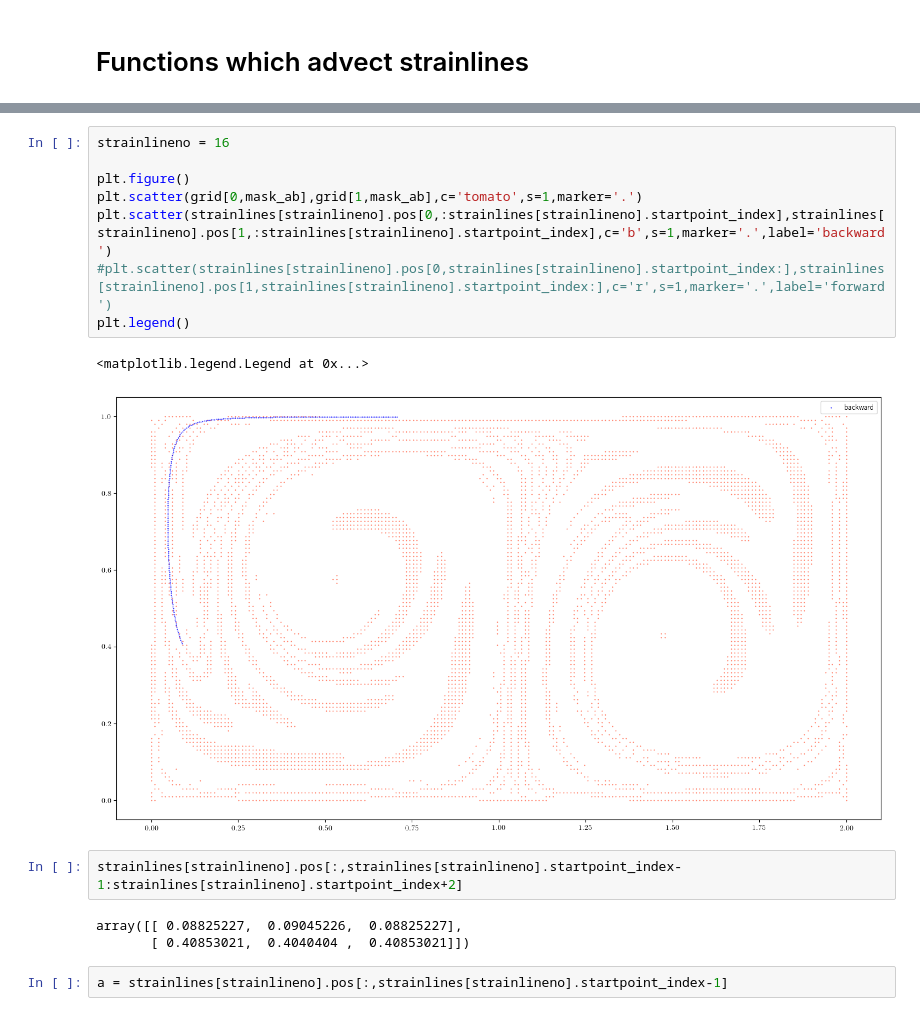
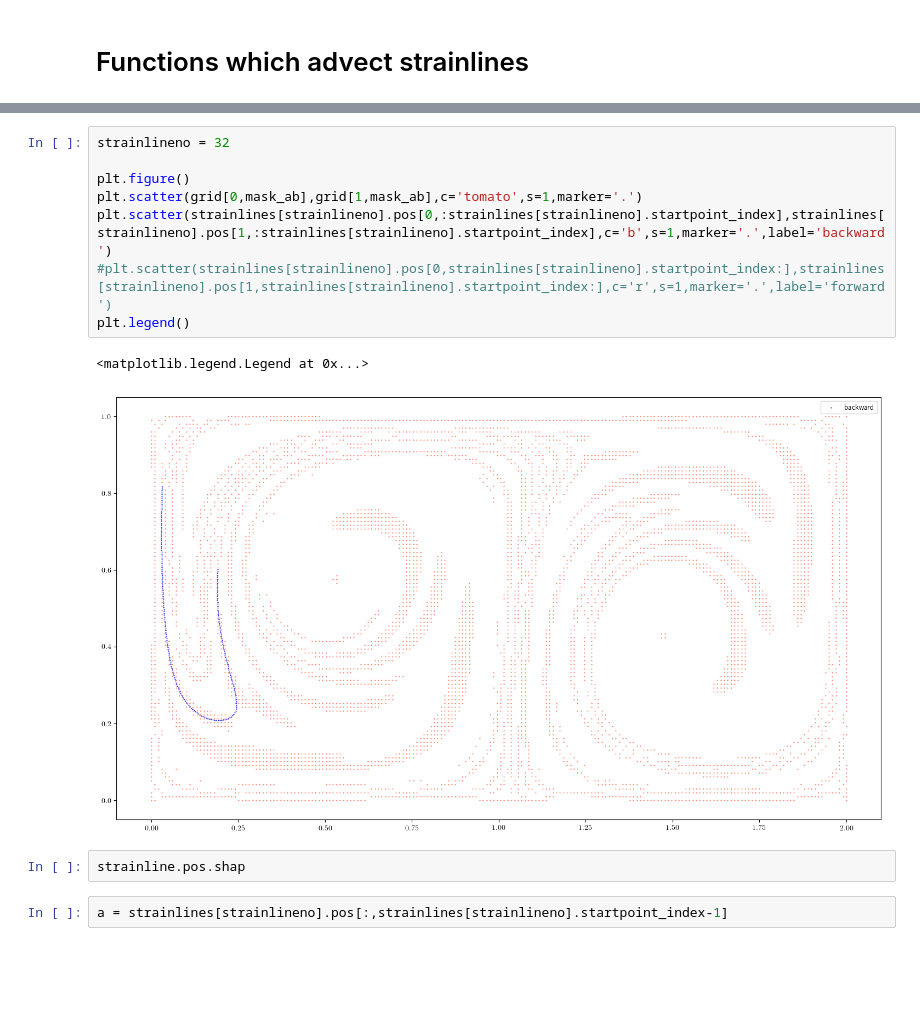
Before and after one commit to arnemagnus/physics_project, a Jupyter notebook: notebooks/doublegyre/linear_special_variational_lcs.ipynb, the cells around one changed output, grey strips where cells are left out. Drawn from its saved outputs; the diff is of its cells as text; blank space fills up the shorter version.

```diff
--- a/notebooks/doublegyre/linear_special_variational_lcs.ipynb
+++ b/notebooks/doublegyre/linear_special_variational_lcs.ipynb
@@ -971,19 +935,16 @@ for strainline in strainlines:
 # %%
-strainlineno = 16
+strainlineno = 32
 
 plt.figure()
 plt.scatter(grid[0,mask_ab],grid[1,mask_ab],c='tomato',s=1,marker='.')
 plt.scatter(strainlines[strainlineno].pos[0,:strainlines[strainlineno].startpoint_index],strainlines[strainlineno].pos[1,:strainlines[strainlineno].startpoint_index],c='b',s=1,marker='.',label='backward')
 #plt.scatter(strainlines[strainlineno].pos[0,strainlines[strainlineno].startpoint_index:],strainlines[strainlineno].pos[1,strainlines[strainlineno].startpoint_index:],c='r',s=1,marker='.',label='forward')
 plt.legend()
 # %% [output]
 <matplotlib.legend.Legend at 0x...>
-[figure, old version]
+[figure, new version]
-# %%
-strainlines[strainlineno].pos[:,strainlines[strainlineno].startpoint_index-1:strainlines[strainlineno].startpoint_index+2]
-# %% [output]
-array([[ 0.08825227,  0.09045226,  0.08825227],
-       [ 0.40853021,  0.4040404 ,  0.40853021]])
+# %%
+strainline.pos.shap
 # %%
 a = strainlines[strainlineno].pos[:,strainlines[strainlineno].startpoint_index-1]
 # %%
```
Also changed, not shown: parts of 56 cells of this notebook.
